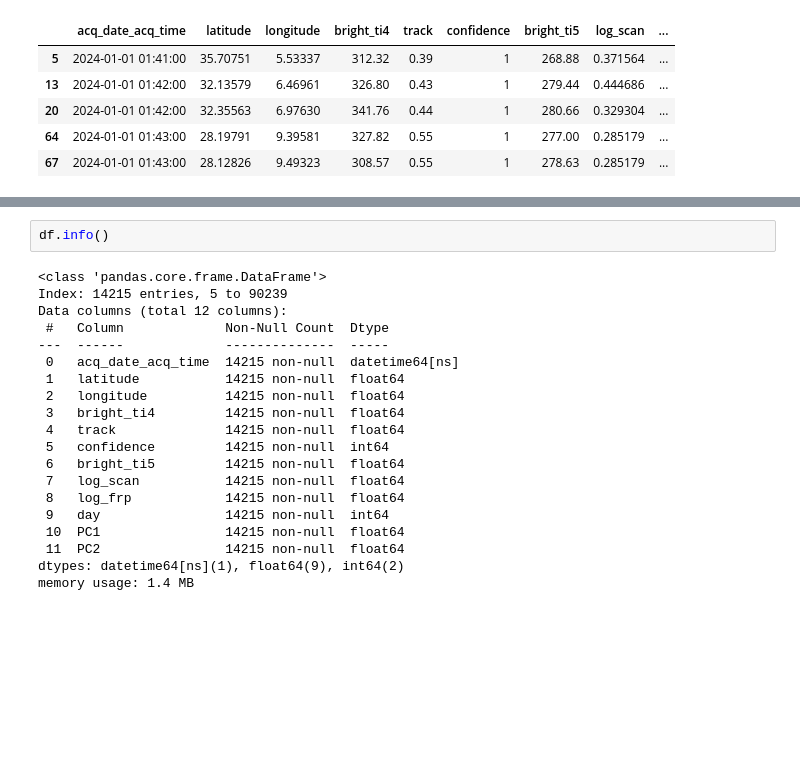
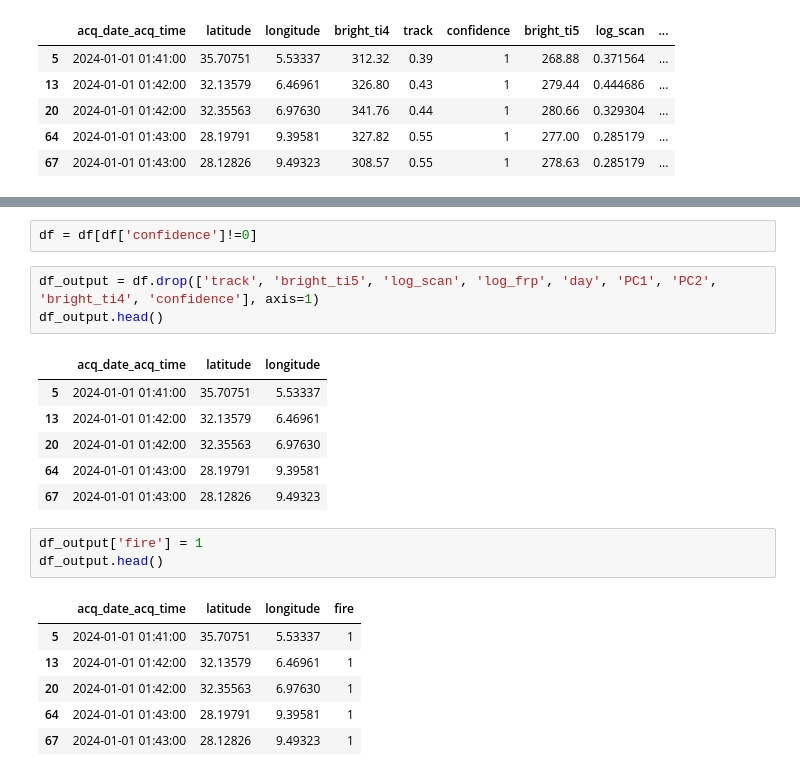
Before and after one commit to b-fatma/S2I-DM, a Jupyter notebook: src/preprocessing/fire.ipynb, the cells around one changed output, grey strips where cells are left out. Cells and saved outputs as stored; diff of their text form; blank space fills up the shorter version.

```diff
--- a/src/preprocessing/fire.ipynb
+++ b/src/preprocessing/fire.ipynb
@@ -431,25 +430,25 @@ df.describe()
 | 75% | 2024-10-02 13:17:00 | 32.528075 | 8.045985 | 341.750000 | 0.630000 | 1.000000 | 304.020000 | 0.431782 | ... |
 | max | 2024-12-31 13:31:00 | 37.323460 | 11.110350 | 367.000000 | 0.780000 | 2.000000 | 355.420000 | 0.587787 | ... |
 | std | NaN | 2.850864 | 2.792576 | 19.384985 | 0.130819 | 0.325003 | 12.958736 | 0.069455 | ... |
+# %%
+df = df[df['confidence']!=0]
 # %%
-df.info()
+df_output = df.drop(['track', 'bright_ti5', 'log_scan', 'log_frp', 'day', 'PC1', 'PC2', 'bright_ti4', 'confidence'], axis=1)
+df_output.head()
 # %% [output]
-<class 'pandas.core.frame.DataFrame'>
-Index: 14215 entries, 5 to 90239
-Data columns (total 12 columns):
- #   Column             Non-Null Count  Dtype
----  ------             --------------  -----
- 0   acq_date_acq_time  14215 non-null  datetime64[ns]
- 1   latitude           14215 non-null  float64
- 2   longitude          14215 non-null  float64
- 3   bright_ti4         14215 non-null  float64
- 4   track              14215 non-null  float64
- 5   confidence         14215 non-null  int64
- 6   bright_ti5         14215 non-null  float64
- 7   log_scan           14215 non-null  float64
- 8   log_frp            14215 non-null  float64
- 9   day                14215 non-null  int64
- 10  PC1                14215 non-null  float64
- 11  PC2                14215 non-null  float64
-dtypes: datetime64[ns](1), float64(9), int64(2)
-memory usage: 1.4 MB
+|  | acq_date_acq_time | latitude | longitude |
+| 5 | 2024-01-01 01:41:00 | 35.70751 | 5.53337 |
+| 13 | 2024-01-01 01:42:00 | 32.13579 | 6.46961 |
+| 20 | 2024-01-01 01:42:00 | 32.35563 | 6.97630 |
+| 64 | 2024-01-01 01:43:00 | 28.19791 | 9.39581 |
+| 67 | 2024-01-01 01:43:00 | 28.12826 | 9.49323 |
+# %%
+df_output['fire'] = 1
+df_output.head()
+# %% [output]
+|  | acq_date_acq_time | latitude | longitude | fire |
+| 5 | 2024-01-01 01:41:00 | 35.70751 | 5.53337 | 1 |
+| 13 | 2024-01-01 01:42:00 | 32.13579 | 6.46961 | 1 |
+| 20 | 2024-01-01 01:42:00 | 32.35563 | 6.97630 | 1 |
+| 64 | 2024-01-01 01:43:00 | 28.19791 | 9.39581 | 1 |
+| 67 | 2024-01-01 01:43:00 | 28.12826 | 9.49323 | 1 |
```
Also changed, not shown: parts of 12 cells of this notebook, 6 other files.
